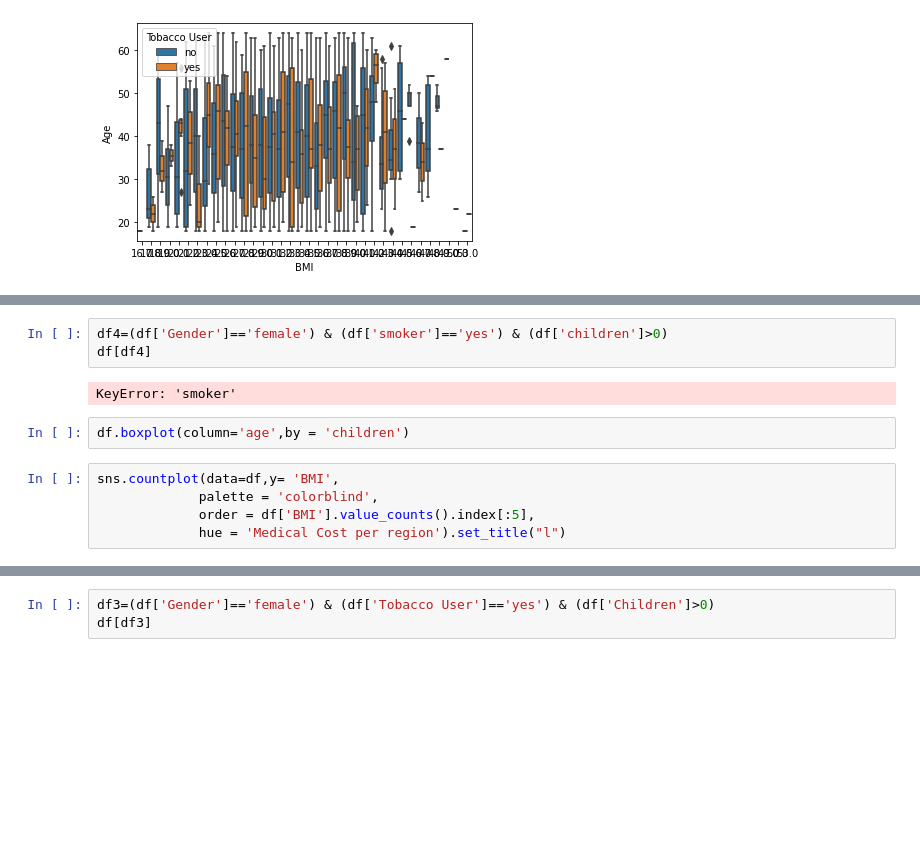
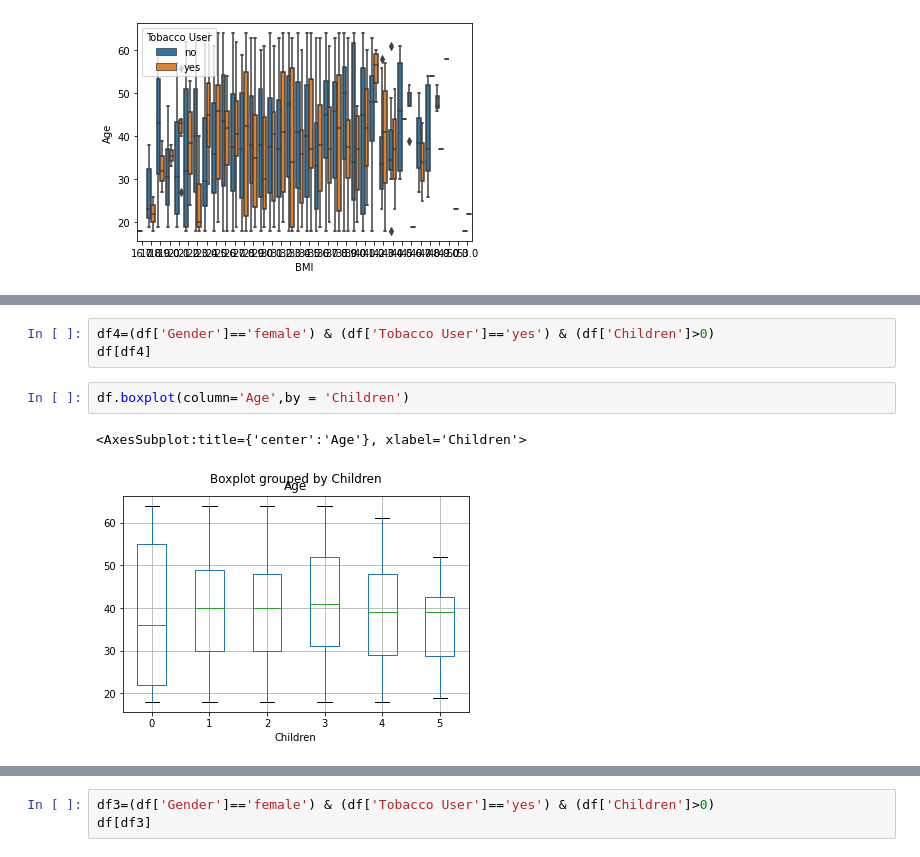
Before and after one commit to data301-2020-winter2/course-project-group_1015, a Jupyter notebook: analysis/Johnny/EDA.ipynb, the cells around one changed output, grey strips where cells are left out. Drawn from its saved outputs; the diff is of its cells as text; blank space fills up the shorter version.

```diff
--- a/analysis/Johnny/EDA.ipynb
+++ b/analysis/Johnny/EDA.ipynb
@@ -204,13 +189,9 @@ sns.boxplot(data=df,
 # %%
-df4=(df['Gender']=='female') & (df['smoker']=='yes') & (df['children']>0)
+df4=(df['Gender']=='female') & (df['Tobacco User']=='yes') & (df['Children']>0)
 df[df4]
-# %% [output]
-KeyError: 'smoker'
 # %%
-df.boxplot(column='age',by = 'children')
+df.boxplot(column='Age',by = 'Children')
+# %% [output]
+<AxesSubplot:title={'center':'Age'}, xlabel='Children'>
+[figure, added]
-# %%
-sns.countplot(data=df,y= 'BMI',
-             palette = 'colorblind',
-             order = df['BMI'].value_counts().index[:5],
-             hue = 'Medical Cost per region').set_title("l")
 # %%
```
Also changed, not shown: parts of 13 cells of this notebook, 3 other files.
